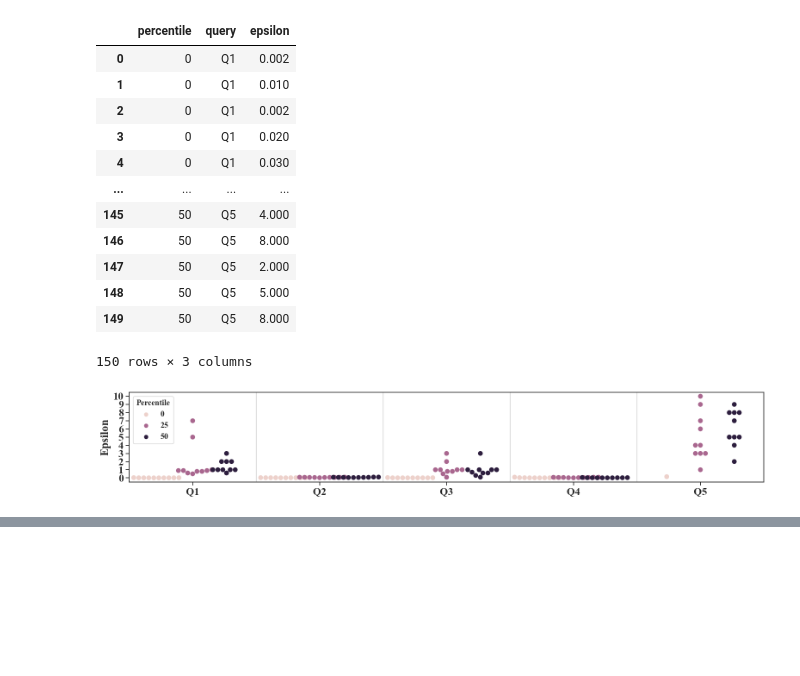
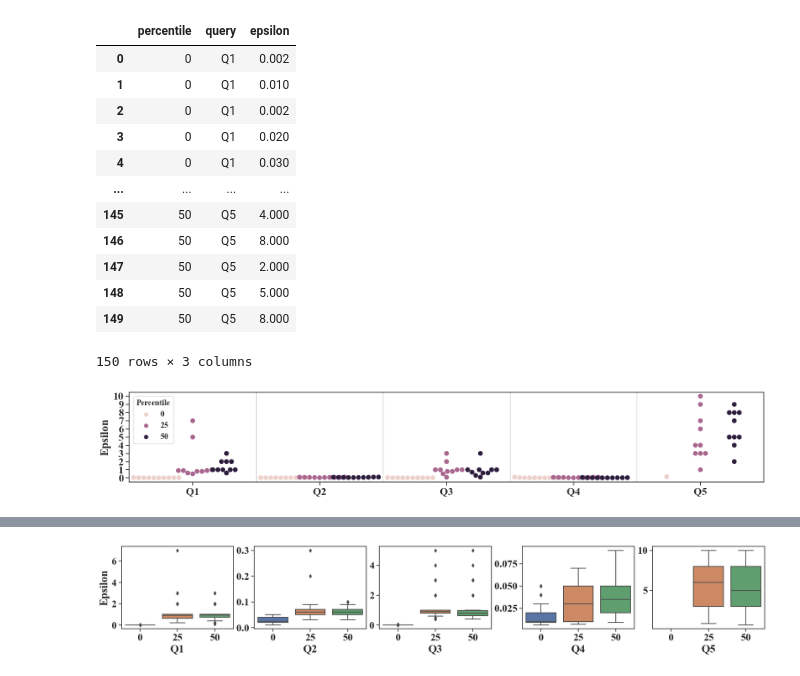
Before and after one commit to youny626/DP_test, a Jupyter notebook: ablation/vary_percentile/plot.ipynb, the cells around one changed output, grey strips where cells are left out. Drawn from its saved outputs; the diff is of its cells as text; code cells hidden in the pictures; blank space fills up the shorter version.

```diff
--- a/ablation/vary_percentile/plot.ipynb
+++ b/ablation/vary_percentile/plot.ipynb
@@ -84,0 +121,11 @@ plt.close()
+# %%
+import seaborn as sns
+import matplotlib.pyplot as plt
+
+# plt.rcParams['figure.dpi'] = 300
+sns.set_theme(style="ticks", font="Times New Roman", font_scale=1.8)
+plt.rcParams["font.weight"] = "bold"
+plt.rcParams["axes.labelweight"] = "bold"
+# %%
+df = df.melt(id_vars="percentile", var_name="query", value_name="epsilon")
+df
@@ -84,0 +162,28 @@ plt.close()
+# %%
+# plt.rcParams["figure.figsize"] = [16, 3]
+fig, axes = plt.subplots(1, 5, figsize=(18,3), constrained_layout=True)
+
+for i in range(5):
+    data = df[df["query"] == "Q" + str(i+1)]
+    g = sns.boxplot(data=data, x="percentile", y="epsilon", ax=axes[i])
+    if i == 0:
+        g.set(ylabel="Epsilon")
+    else:
+        g.set(ylabel=None)
+    # if i == 2:
+    #     g.set(xlabel="Percentile")
+    # else:
+    #     g.set(xlabel=None)
+    g.set(xlabel="Q" + str(i+1))
+    # _ = g.set(xlabel=None, ylabel="Epsilon")
+    # _ = g.set_yticks([i for i in range(0, 11)])
+
+# plt.legend(fontsize='x-small', title_fontsize='x-small')
+# g.legend_.set_title("Percentile")
+# plt.subplots_adjust(wspace=0, hspace=0)
+# plt.tight_layout()
+plt.savefig("figures/vary_percentile.pdf", bbox_inches = 'tight')
+plt.show()
+plt.close()
+# %% [output]
+[figure, added]
```
Also changed, not shown: parts of 3 cells of this notebook, 2 other files.
